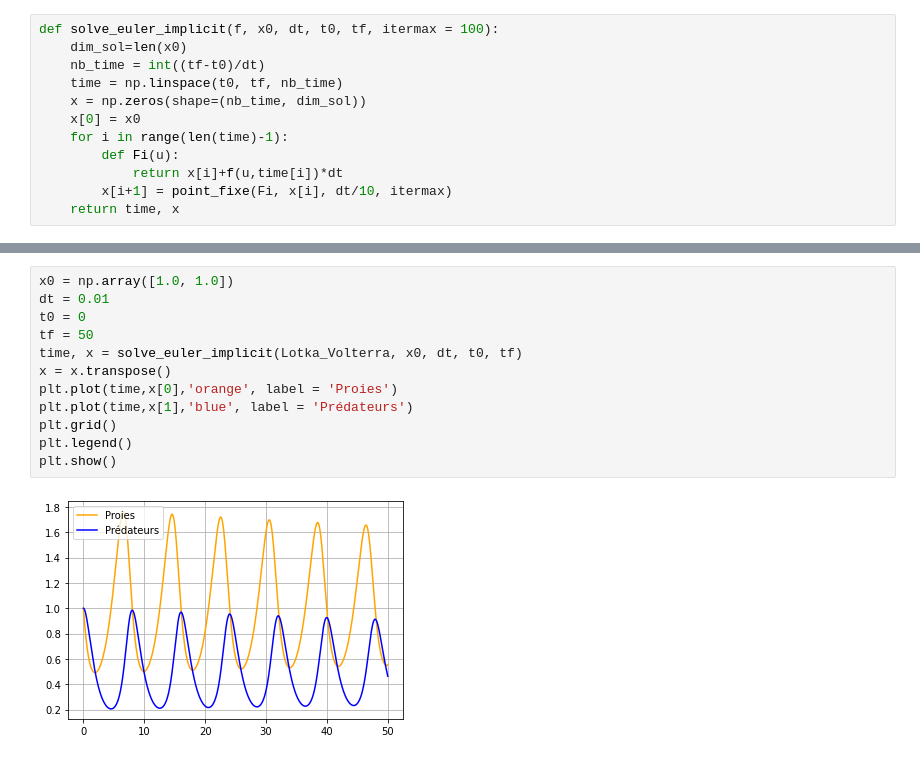
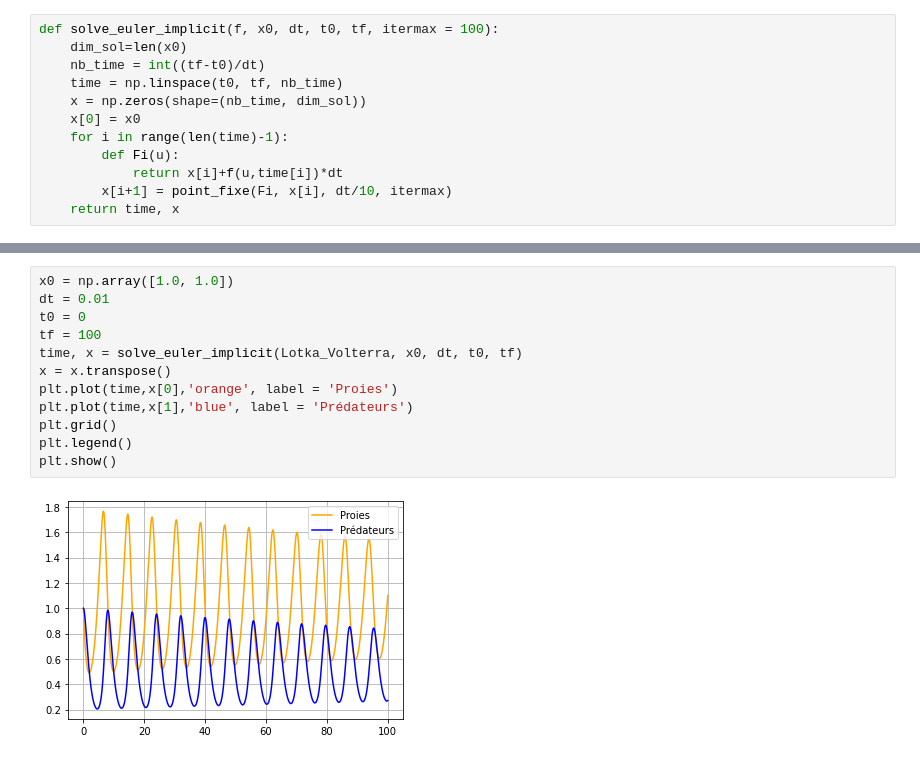
Before and after one commit to jpl-c/projet_numerique_proba, a Jupyter notebook: DMequadiff.ipynb, the cells around one changed output, grey strips where cells are left out. Saved outputs shown, nothing was run; the diff lists cells and outputs as text.

```diff
--- a/DMequadiff.ipynb
+++ b/DMequadiff.ipynb
@@ -232,14 +234,14 @@ plt.show()
 # %%
 x0 = np.array([1.0, 1.0])
 dt = 0.01
 t0 = 0
-tf = 50
+tf = 100
 time, x = solve_euler_implicit(Lotka_Volterra, x0, dt, t0, tf)
 x = x.transpose()
 plt.plot(time,x[0],'orange', label = 'Proies')
 plt.plot(time,x[1],'blue', label = 'Prédateurs')
 plt.grid()
 plt.legend()
 plt.show()
 # %% [output]
-[figure, old version]
+[figure, new version]
```
Also changed, not shown: parts of 3 cells of this notebook.
